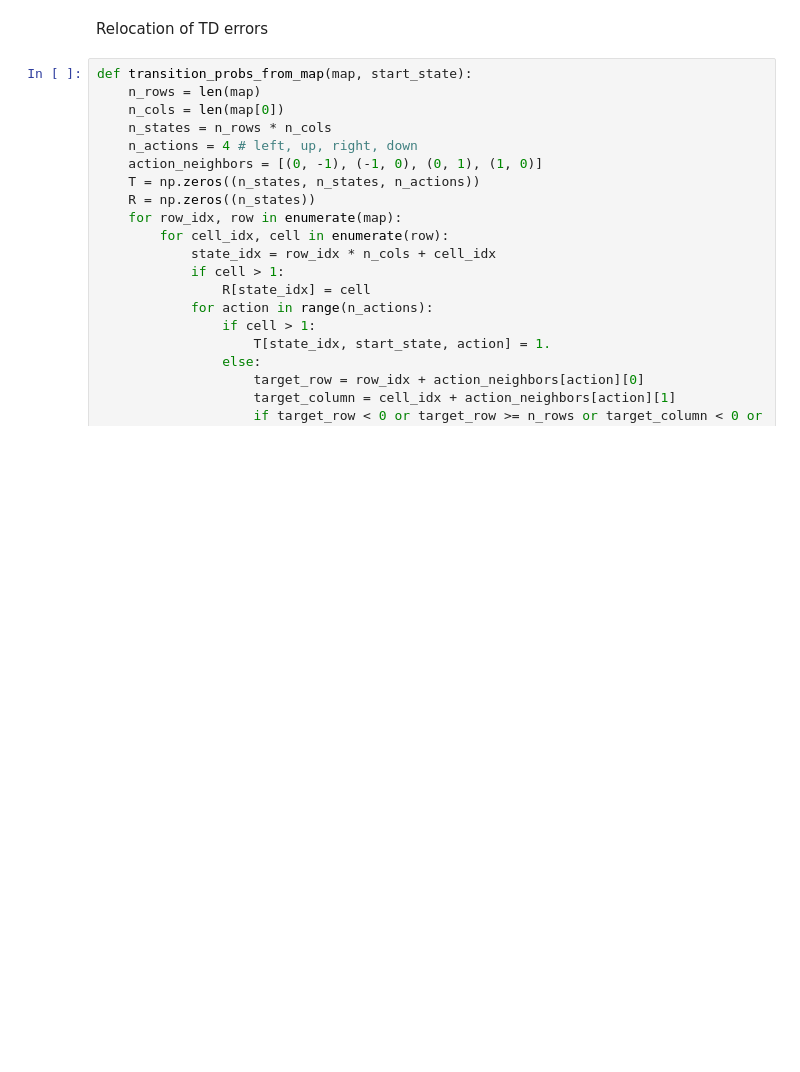
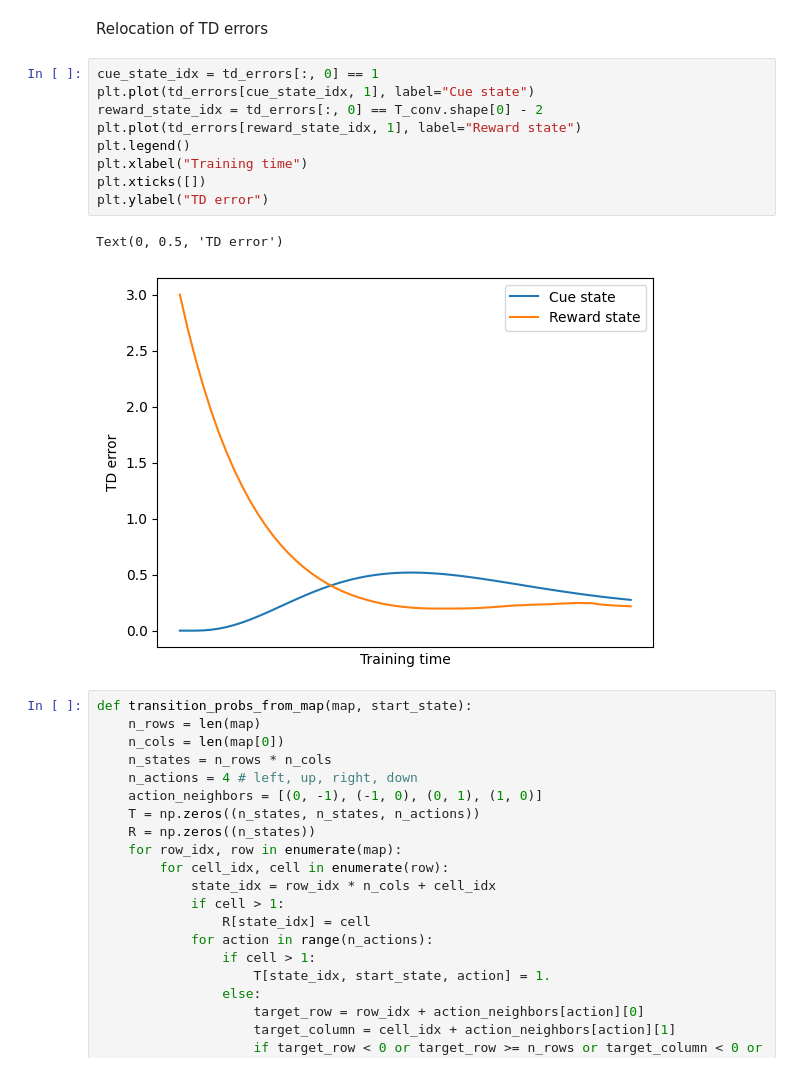
Before and after one commit to mihalybanyai/ait-compneuro-assignments, a Jupyter notebook: AIT26_Tutorial4_RL.ipynb, the cells around one changed output. Drawn from its saved outputs; the diff is of its cells as text; blank space fills up the shorter version.

```diff
--- a/AIT26_Tutorial4_RL.ipynb
+++ b/AIT26_Tutorial4_RL.ipynb
@@ -184,5 +188,17 @@ plot_gridworld(map_conv, 0, value_function=V)
 # %% [markdown]
 Relocation of TD errors
+# %%
+cue_state_idx = td_errors[:, 0] == 1
+plt.plot(td_errors[cue_state_idx, 1], label="Cue state")
+reward_state_idx = td_errors[:, 0] == T_conv.shape[0] - 2
+plt.plot(td_errors[reward_state_idx, 1], label="Reward state")
+plt.legend()
+plt.xlabel("Training time")
+plt.xticks([])
+plt.ylabel("TD error")
+# %% [output]
+Text(0, 0.5, 'TD error')
+[figure, added]
 # %%
 def transition_probs_from_map(map, start_state):
     n_rows = len(map)
```
Also changed, not shown: parts of 3 cells of this notebook.
